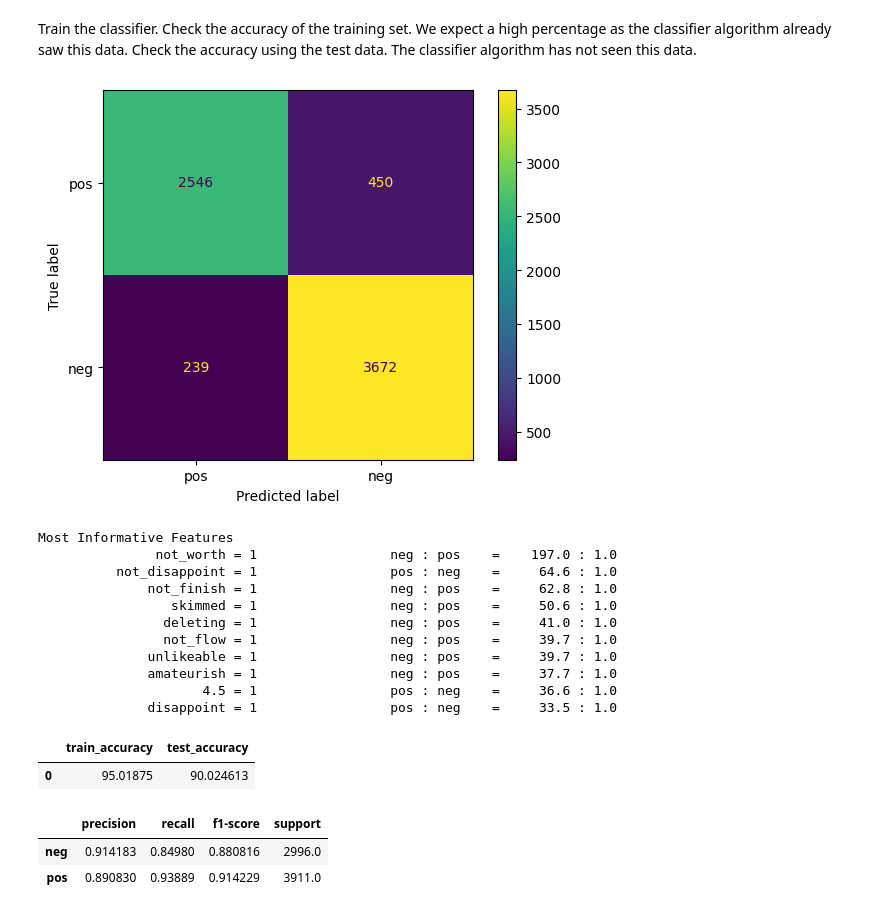
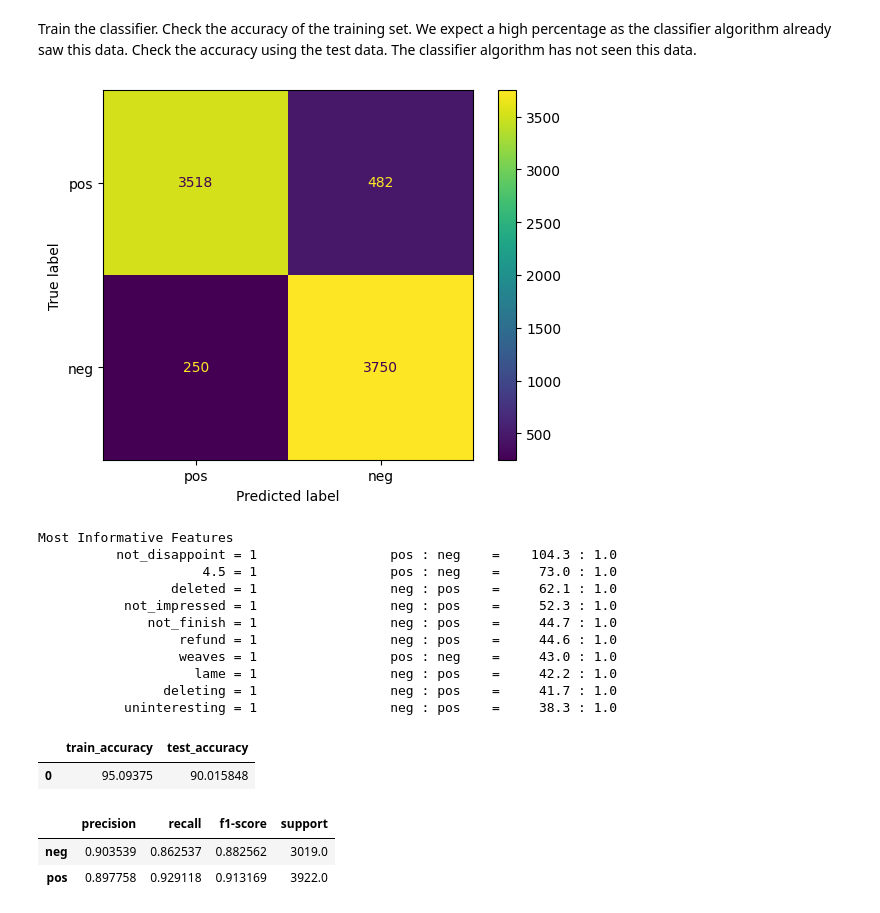
Before and after one commit to MeganHolborn/UCSanDiegoX-Python-for-Data-Science, a Jupyter notebook: Final_Project/Analysis/analysis.ipynb, the cells around one changed output. Cells and saved outputs as stored; diff of their text form; code cells hidden in the pictures.

```diff
--- a/Final_Project/Analysis/analysis.ipynb
+++ b/Final_Project/Analysis/analysis.ipynb
@@ -431,13 +368,13 @@ accur_report = pd.DataFrame()
 
 # Create a random sample of positive and negative training data
 
-pos_train = random.sample(positive_features, round(pos_split))
-neg_train = random.sample(negative_features, round(neg_split))
+pos_train = positive_features[:16000]
+neg_train = negative_features[:16000]
 
 # Get the remaining test data
 
-pos_test = [x for x in positive_features if x not in pos_train]
-neg_test = [x for x in negative_features if x not in neg_train]
+pos_test = positive_features[16000:]
+neg_test = negative_features[16000:]
 
 # Train the classifier
 
@@ -453,53 +390,53 @@ test_accuracy = nltk.classify.util.accuracy(classifier, pos_test + neg_test)*100
 observed_result = []
 actual_result = []
 pos_and_neg_set = pos_test + neg_test
 
 for i in range(len(pos_and_neg_set)):
     observed_result.append(classifier.classify(pos_and_neg_set[i][0]))
     actual_result.append(pos_and_neg_set[i][1])
 
 clas_report = pd.DataFrame(classification_report(actual_result, observed_result, output_dict=True)).transpose()[:2]
 
 # Create a confusion matrix for each measurement
 
 conf_matrix = confusion_matrix(actual_result, observed_result)
 conf_matrix_display = ConfusionMatrixDisplay(conf_matrix, display_labels=['pos','neg'])
 conf_matrix_display.plot()
 
 # Save and show the figure
 plt.savefig("../Results/Figures/Confusion_matrix.png", dpi=1200)
 
 plt.show()
 
 # Show the most informative features for each measurement
 
 classifier.show_most_informative_features()
 
 # Save the results
 
 accur_report["train_accuracy"] = [train_accuracy]
 accur_report["test_accuracy"] = [test_accuracy]
 # %% [output]
-[figure, old version]
+[figure, new version]
 Most Informative Features
-               not_worth = 1                 neg : pos    =    197.0 : 1.0
-          not_disappoint = 1                 pos : neg    =     64.6 : 1.0
-              not_finish = 1                 neg : pos    =     62.8 : 1.0
-                 skimmed = 1                 neg : pos    =     50.6 : 1.0
-                deleting = 1                 neg : pos    =     41.0 : 1.0
-                not_flow = 1                 neg : pos    =     39.7 : 1.0
-              unlikeable = 1                 neg : pos    =     39.7 : 1.0
-              amateurish = 1                 neg : pos    =     37.7 : 1.0
-                     4.5 = 1                 pos : neg    =     36.6 : 1.0
-              disappoint = 1                 pos : neg    =     33.5 : 1.0
+          not_disappoint = 1                 pos : neg    =    104.3 : 1.0
+                     4.5 = 1                 pos : neg    =     73.0 : 1.0
+                 deleted = 1                 neg : pos    =     62.1 : 1.0
+           not_impressed = 1                 neg : pos    =     52.3 : 1.0
+              not_finish = 1                 neg : pos    =     44.7 : 1.0
+                  refund = 1                 neg : pos    =     44.6 : 1.0
+                  weaves = 1                 pos : neg    =     43.0 : 1.0
+                    lame = 1                 neg : pos    =     42.2 : 1.0
+                deleting = 1                 neg : pos    =     41.7 : 1.0
+           uninteresting = 1                 neg : pos    =     38.3 : 1.0
 # %%
 accur_report
 # %% [output]
 |  | train_accuracy | test_accuracy |
-| 0 | 95.01875 | 90.024613 |
+| 0 | 95.09375 | 90.015848 |
 # %%
 clas_report
 # %% [output]
 |  | precision | recall | f1-score | support |
-| neg | 0.914183 | 0.84980 | 0.880816 | 2996.0 |
-| pos | 0.890830 | 0.93889 | 0.914229 | 3911.0 |
+| neg | 0.903539 | 0.862537 | 0.882562 | 3019.0 |
+| pos | 0.897758 | 0.929118 | 0.913169 | 3922.0 |
```
Also changed, not shown: parts of 19 cells of this notebook, 9 other files.
